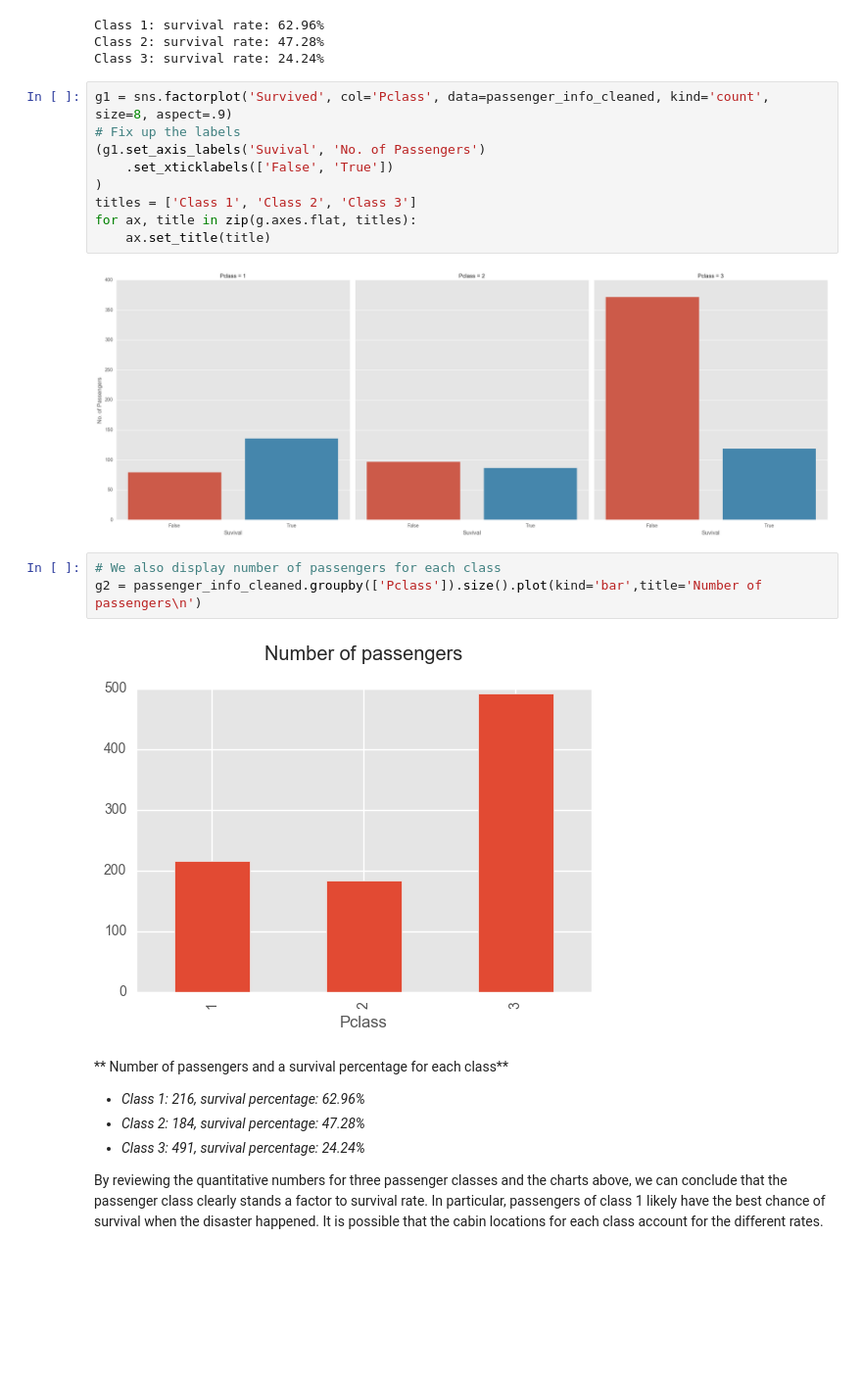
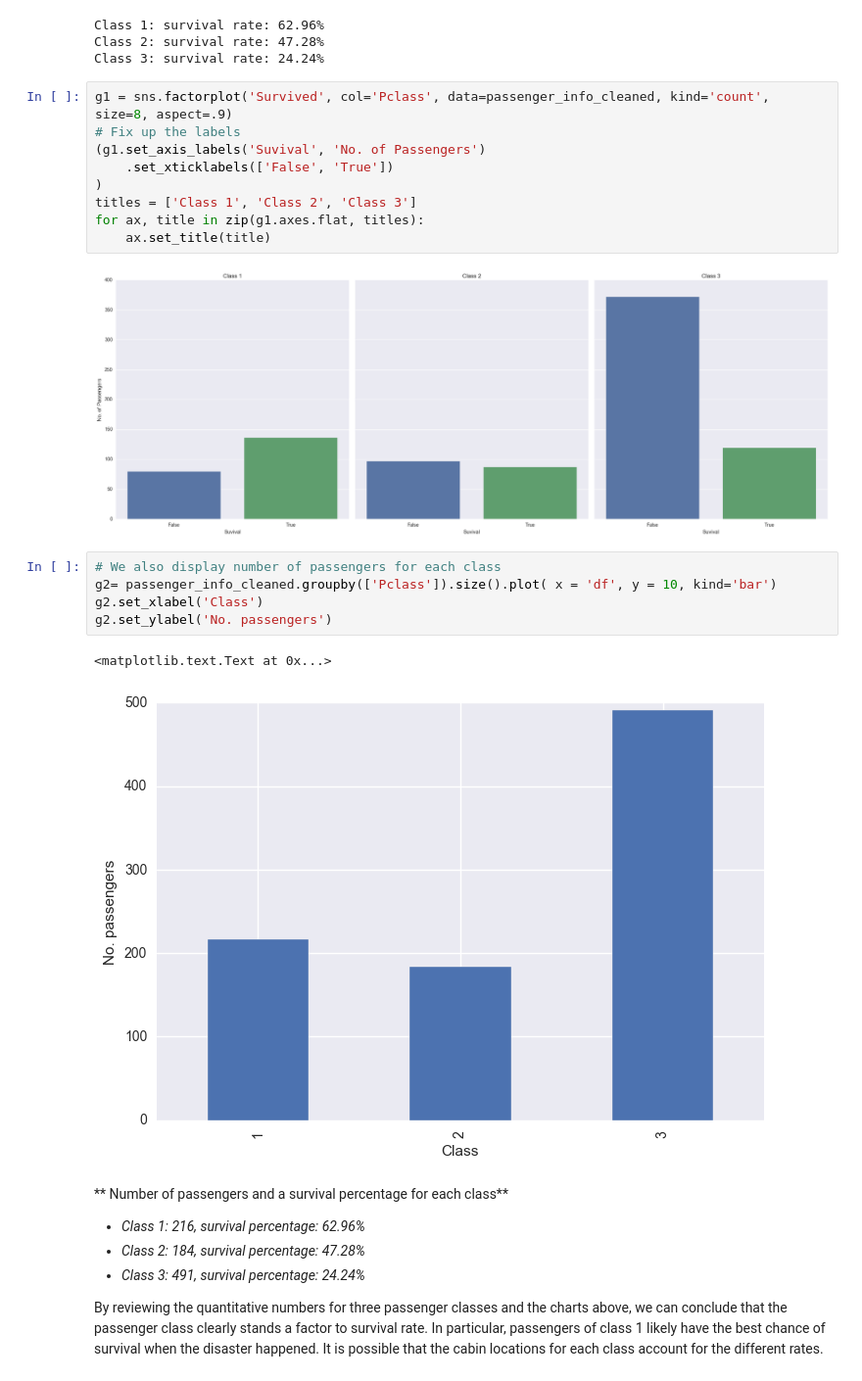
Before and after one commit to giangbui/Titanic, a Jupyter notebook: TitanicDataAnalysis.ipynb, the cells around one changed output. Shown: that part at 98% size. Cells and saved outputs as stored; diff of their text form; blank space fills up the shorter version.

```diff
--- a/TitanicDataAnalysis.ipynb
+++ b/TitanicDataAnalysis.ipynb
@@ -177,15 +180,18 @@ g1 = sns.factorplot('Survived', col='Pclass', data=passenger_info_cleaned, kind=
     .set_xticklabels(['False', 'True'])
 )
 titles = ['Class 1', 'Class 2', 'Class 3']
-for ax, title in zip(g.axes.flat, titles):
+for ax, title in zip(g1.axes.flat, titles):
     ax.set_title(title)
 # %% [output]
-[figure, old version]
+[figure, new version]
 # %%
 # We also display number of passengers for each class
-g2 = passenger_info_cleaned.groupby(['Pclass']).size().plot(kind='bar',title='Number of passengers\n')
+g2= passenger_info_cleaned.groupby(['Pclass']).size().plot( x = 'df', y = 10, kind='bar')
+g2.set_xlabel('Class')
+g2.set_ylabel('No. passengers')
 # %% [output]
+<matplotlib.text.Text at 0x...>
-[figure, old version]
+[figure, new version]
 # %% [markdown]
 ** Number of passengers and a survival percentage for each class**
 
```
Also changed, not shown: parts of 15 cells of this notebook, 1 other file.
